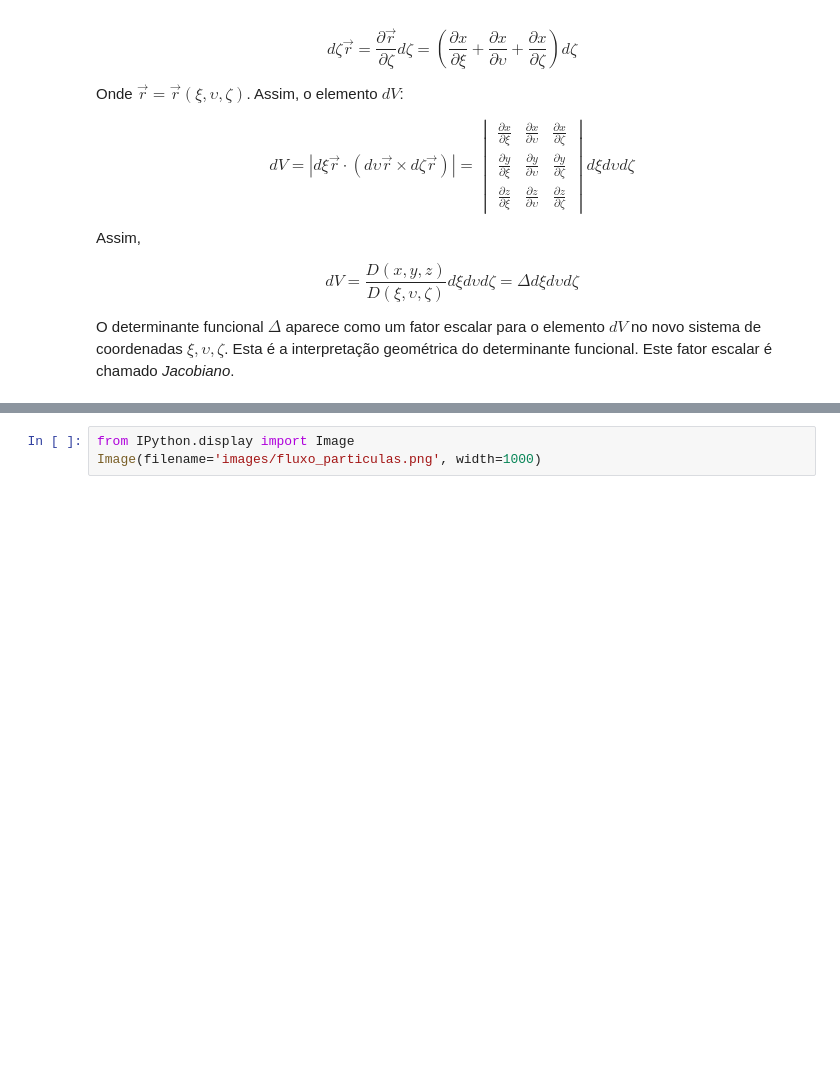
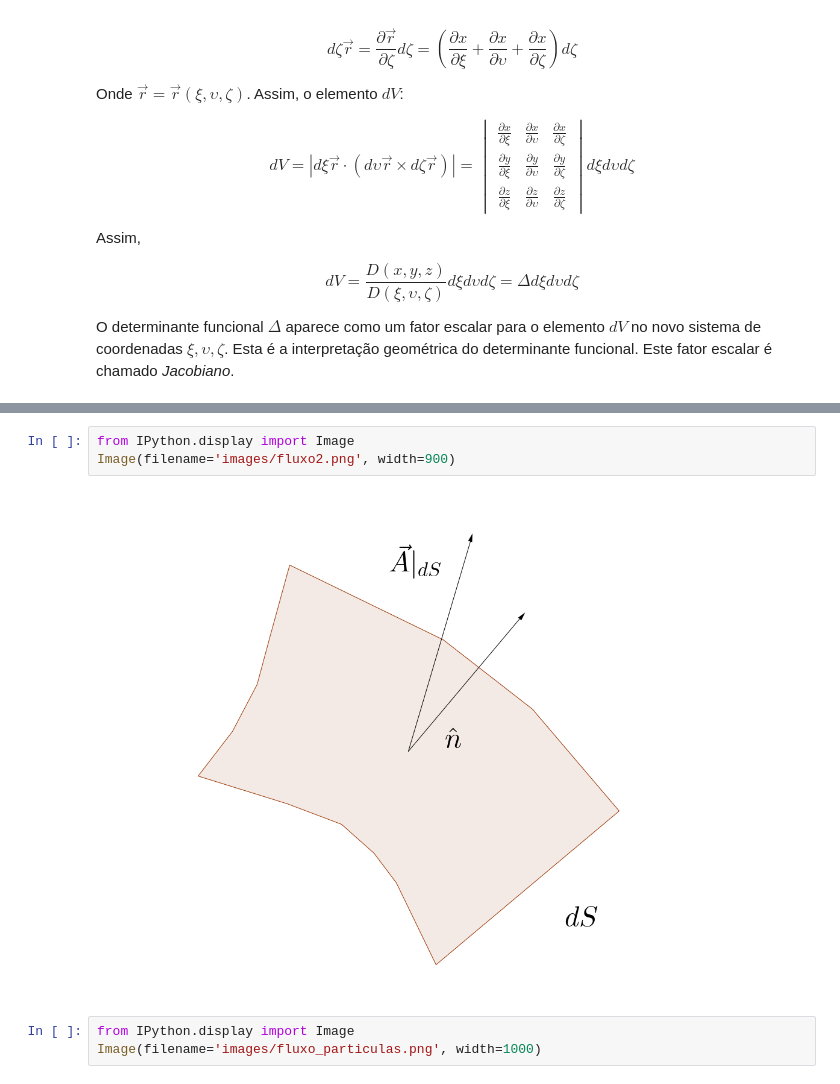
Before and after one commit to diracks-second-brain/teoria-do-raio, a Jupyter notebook: popov/cap3/solutionOfTheTransportEquation.ipynb, the cells around one changed output, grey strips where cells are left out. Cells and saved outputs as stored; diff of their text form; blank space fills up the shorter version.

```diff
--- a/popov/cap3/solutionOfTheTransportEquation.ipynb
+++ b/popov/cap3/solutionOfTheTransportEquation.ipynb
@@ -117,3 +120,8 @@ __TODO IMAGEM DIVERGENTE__
+# %%
+from IPython.display import Image
+Image(filename='images/fluxo2.png', width=900)
+# %% [output]
+[figure, added]
 # %%
 from IPython.display import Image
 Image(filename='images/fluxo_particulas.png', width=1000)
```
Also changed, not shown: parts of 3 cells of this notebook, 5 other files.
